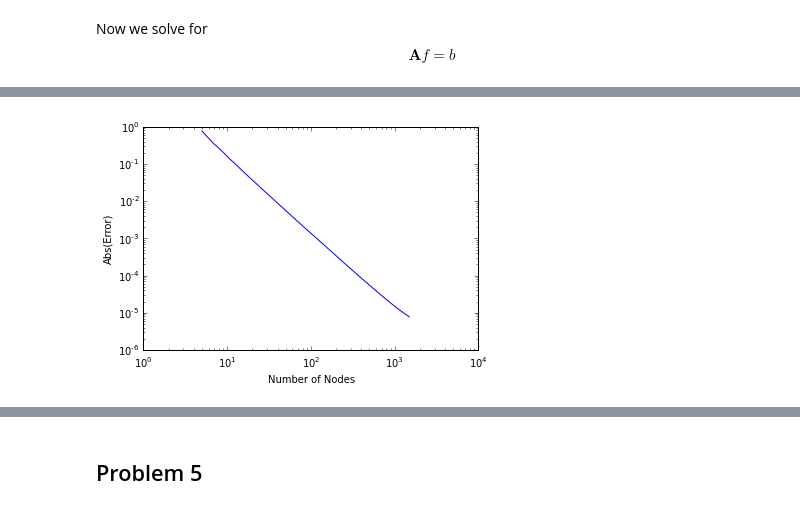
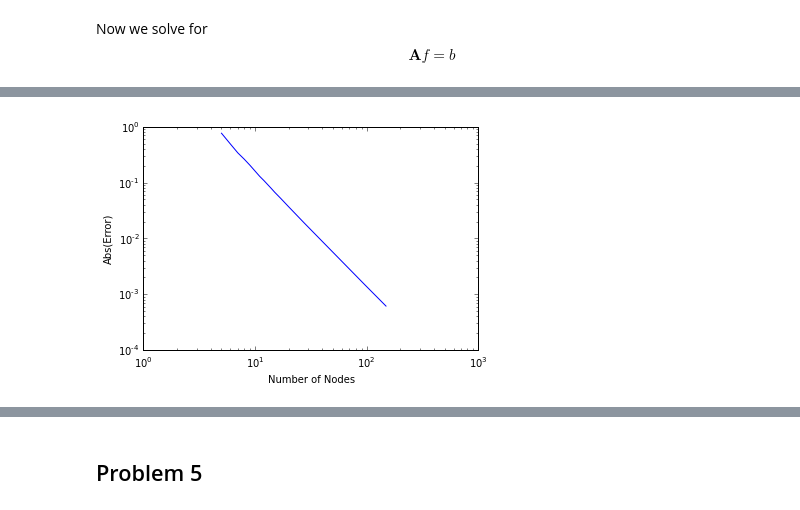
Before and after one commit to piovere/nucnotes, a Jupyter notebook: ne470/homework/04/NE470 Homework 4 Addendum.ipynb, the cells around one changed output, grey strips where cells are left out. Saved outputs shown, nothing was run; the diff lists cells and outputs as text; code cells hidden in the pictures.

Commit message:
new graph to help Eva

```diff
--- a/ne470/homework/04/NE470 Homework 4 Addendum.ipynb
+++ b/ne470/homework/04/NE470 Homework 4 Addendum.ipynb
@@ -70,12 +70,12 @@ print "{0}\t\t{1}".format(n, e)
 # %%
 %matplotlib inline
 import matplotlib.pyplot as plt
-n = np.arange(5, 1500)
+n = np.arange(5, 150)
 plt.plot(n, [error(i) for i in n])
 plt.yscale('log')
 plt.xscale('log')
 plt.xlabel('Number of Nodes')
 plt.ylabel('Abs(Error)')
 plt.show()
 # %% [output]
-[figure, old version]
+[figure, new version]
```
Also changed, not shown: parts of 4 cells of this notebook.
